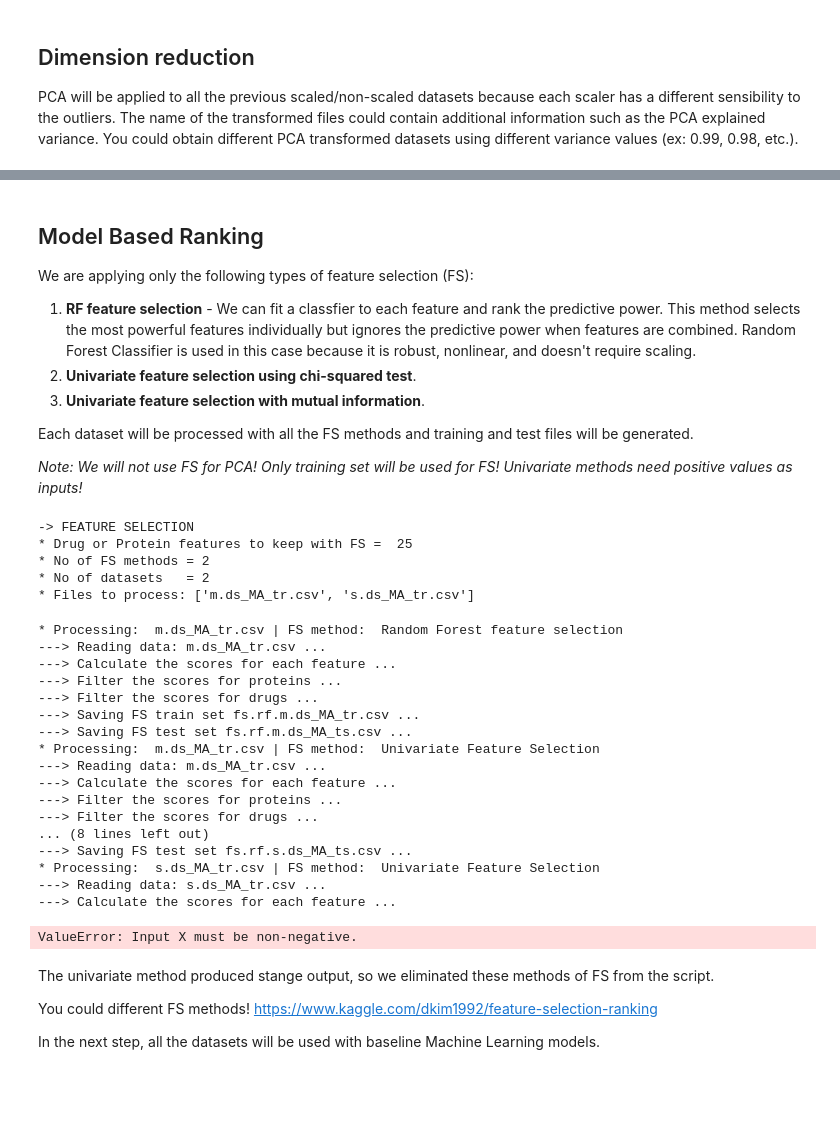
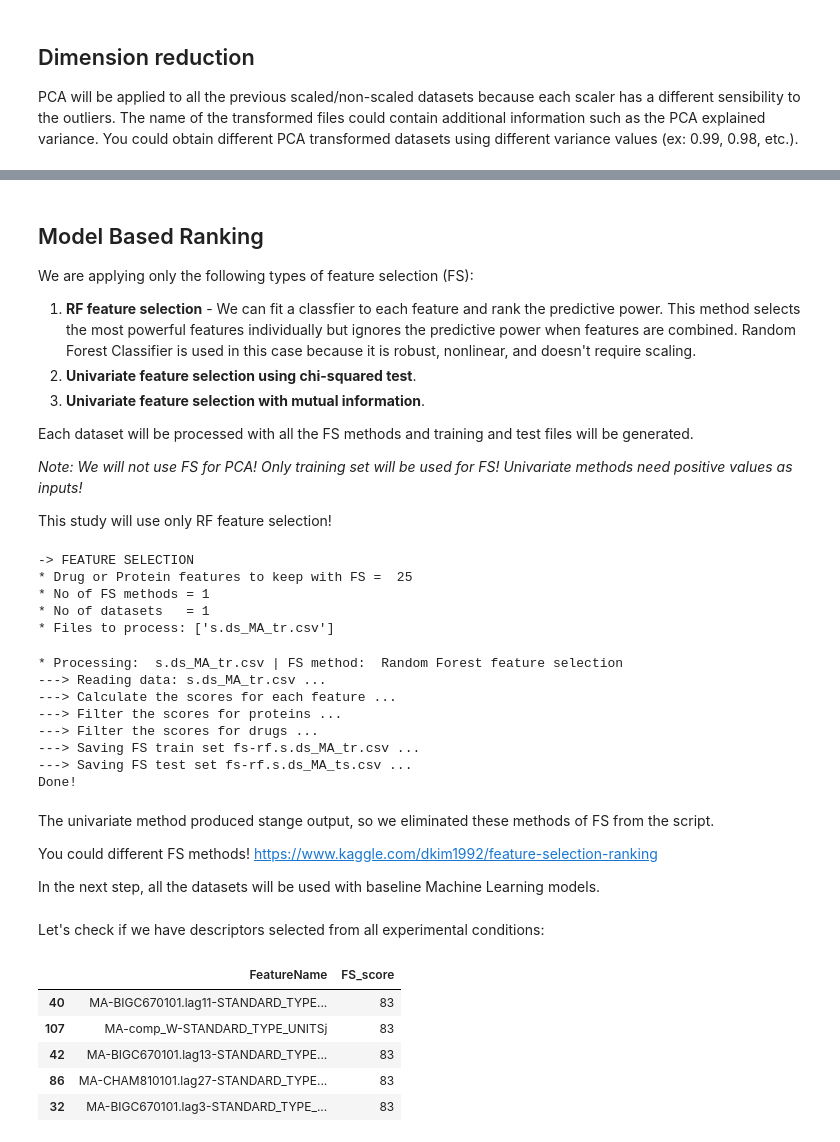
Before and after one commit to kennethriva/Machine-Learning-for-drugs-cytokines, a Jupyter notebook: 3-Create-Datasets.ipynb, the cells around one changed output, grey strips where cells are left out. Cells and saved outputs as stored; diff of their text form; code cells hidden in the pictures; blank space fills up the shorter version.

```diff
--- a/3-Create-Datasets.ipynb
+++ b/3-Create-Datasets.ipynb
@@ -35,7 +35,7 @@ WorkingFolder = './datasets/'
 sOrigDataSet  = 'ds_MA.csv'
 
 # Split details
-seed = 0          # for reproductibility
+seed = 44          # for reproductibility
 
 test_size = 0.25  # train size = 1 - test_size
 outVar = 'Lij'    # output variable
@@ -47,7 +47,8 @@ outVar = 'Lij'    # output variable
 
 # scaler prefix for file name
 #scalerPrefix = ['o', 's', 'm', 'r', 'pyj', 'qn', 'qu']
-scalerPrefix = ['o', 's', 'm']
+# scalerPrefix = ['o', 's', 'm', 'r']
+scalerPrefix = ['s']
 
 # sklearn scalers
 #scalerList   = [None, StandardScaler(), MinMaxScaler(),
@@ -57,7 +58,8 @@ scalerPrefix = ['o', 's', 'm']
 #                QuantileTransformer(output_distribution='uniform')]
 
 # sklearn scalers
-scalerList   = [None, StandardScaler(), MinMaxScaler()]
+# scalerList   = [None, StandardScaler(), MinMaxScaler(), RobustScaler()]
+scalerList   = [StandardScaler()]
 
 # Dimension Reductions
 # ===================
@@ -74,7 +76,7 @@ reductionPrefix = 'pca'
 #            'fs.univchi.',
 #            'fs.univmi.']
 
-FSprefix = ['fs.rf.']
+FSprefix = ['fs-rf.']
 
 # number of total features for reduction and selection
 noSelFeatures = 50
@@ -276,6 +293,8 @@ We are applying only the following types of feature selection (FS):
 Each dataset will be processed with all the FS methods and training and test files will be generated.
 
 *Note: We will not use FS for PCA! Only training set will be used for FS! Univariate methods need positive values as inputs!*
+
+This study will use only RF feature selection!
 # %%
 # Model Based Ranking
 # https://www.kaggle.com/dkim1992/feature-selection-ranking
@@ -307,13 +326,13 @@ print('* Drug or Protein features to keep with FS = ',nFeats)
 # get the list of files to be processed with FS RF
 # all training and test files except from PCA and FS!
 
-# listFiles_tr  = ['test_tr.csv','test2_tr.csv'] # manually set of training files
-listFiles_tr = [col for col in os.listdir(WorkingFolder) if ('tr' in col)
-                and ('pca' not in col) and ('fs' not in col) and ('o.ds_' not in col)]
+listFiles_tr  = ['s.ds_MA_tr.csv'] # manually set of training files
+#listFiles_tr = [col for col in os.listdir(WorkingFolder) if ('tr' in col)
+#                and ('pca' not in col) and ('fs' not in col) and ('o.ds_' not in col)]
 
-# listFiles_ts  = ['test_ts.csv','test2_ts.csv'] # manually set of test files
-listFiles_ts = [col for col in os.listdir(WorkingFolder) if ('ts' in col)
-                and ('pca' not in col) and ('fs' not in col) and ('o.ds_' not in col)]
+listFiles_ts  = ['s.ds_MA_ts.csv'] # manually set of test files
+#listFiles_ts = [col for col in os.listdir(WorkingFolder) if ('ts' in col)
+#                and ('pca' not in col) and ('fs' not in col) and ('o.ds_' not in col)]
 
 print('* No of FS methods =', len(FSmethods))
 print('* No of datasets   =', len(listFiles_tr))
@@ -321,9 +340,9 @@ print('* Files to process:', listFiles_tr)
 # %% [output]
 -> FEATURE SELECTION
 * Drug or Protein features to keep with FS =  25
-* No of FS methods = 2
-* No of datasets   = 2
-* Files to process: ['m.ds_MA_tr.csv', 's.ds_MA_tr.csv']
+* No of FS methods = 1
+* No of datasets   = 1
+* Files to process: ['s.ds_MA_tr.csv']
 # %%
 # for each file apply each method of FS
 # no of resulting FS files = no input files * FS methods
@@ -362,20 +381,12 @@ for f in range(len(listFiles_tr)):
         scores = []
         FS = iFSmethods
 
-        # there are different evaluations for each FS method!
-        #if iFSnames==FSnames[1] or iFSnames==FSnames[2]: # for univariate methods
-        if iFSnames==FSnames[1]: # for univariate methods
-            FS.fit(X_tr, y_tr)
-
         num_features = len(X_tr.columns)
         for i in range(num_features):
             # there are different evaluations for each FS method!
             if iFSnames==FSnames[0]: # for RF
                 col = X_tr.columns[i]
                 score = np.mean(cross_val_score(FS, X_tr[col].values.reshape(-1,1), y_tr, cv=10))
-            #if iFSnames==FSnames[1] or iFSnames==FSnames[2]: # for univariate methods
-            if iFSnames==FSnames[1]: # for univariate methods
-                score = FS.scores_[i]
 
             # for all FS methods, append the scores
             scores.append((int(score*100), col))
@@ -444,24 +455,14 @@ for f in range(len(listFiles_tr)):
 
 print('Done!')
 # %% [output]
-* Processing:  m.ds_MA_tr.csv | FS method:  Random Forest feature selection
----> Reading data: m.ds_MA_tr.csv ...
+* Processing:  s.ds_MA_tr.csv | FS method:  Random Forest feature selection
+---> Reading data: s.ds_MA_tr.csv ...
 ---> Calculate the scores for each feature ...
 ---> Filter the scores for proteins ...
 ---> Filter the scores for drugs ...
----> Saving FS train set fs.rf.m.ds_MA_tr.csv ...
----> Saving FS test set fs.rf.m.ds_MA_ts.csv ...
-* Processing:  m.ds_MA_tr.csv | FS method:  Univariate Feature Selection
----> Reading data: m.ds_MA_tr.csv ...
----> Calculate the scores for each feature ...
----> Filter the scores for proteins ...
----> Filter the scores for drugs ...
-... (8 lines left out)
----> Saving FS test set fs.rf.s.ds_MA_ts.csv ...
-* Processing:  s.ds_MA_tr.csv | FS method:  Univariate Feature Selection
----> Reading data: s.ds_MA_tr.csv ...
----> Calculate the scores for each feature ...
+---> Saving FS train set fs-rf.s.ds_MA_tr.csv ...
+---> Saving FS test set fs-rf.s.ds_MA_ts.csv ...
+Done!
-ValueError: Input X must be non-negative.
 # %% [markdown]
 The univariate method produced stange output, so we eliminated these methods of FS from the script.
 
@@ -469,3 +470,14 @@ You could different FS methods!
 https://www.kaggle.com/dkim1992/feature-selection-ranking
 
 In the next step, all the datasets will be used with baseline Machine Learning models.
+# %% [markdown]
+Let's check if we have descriptors selected from all experimental conditions:
+# %%
+df_protein_scores_sorted.head()
+# %% [output]
+|  | FeatureName | FS_score |
+| 40 | MA-BIGC670101.lag11-STANDARD_TYPE... | 83 |
+| 107 | MA-comp_W-STANDARD_TYPE_UNITSj | 83 |
+| 42 | MA-BIGC670101.lag13-STANDARD_TYPE... | 83 |
+| 86 | MA-CHAM810101.lag27-STANDARD_TYPE... | 83 |
+| 32 | MA-BIGC670101.lag3-STANDARD_TYPE_... | 83 |
```
Also changed, not shown: parts of 23 cells of this notebook, 53 other files.
